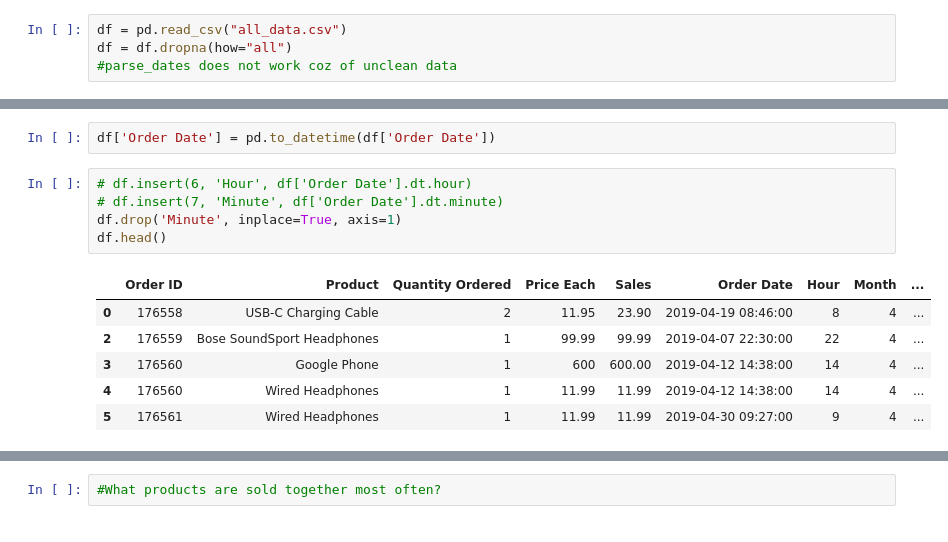
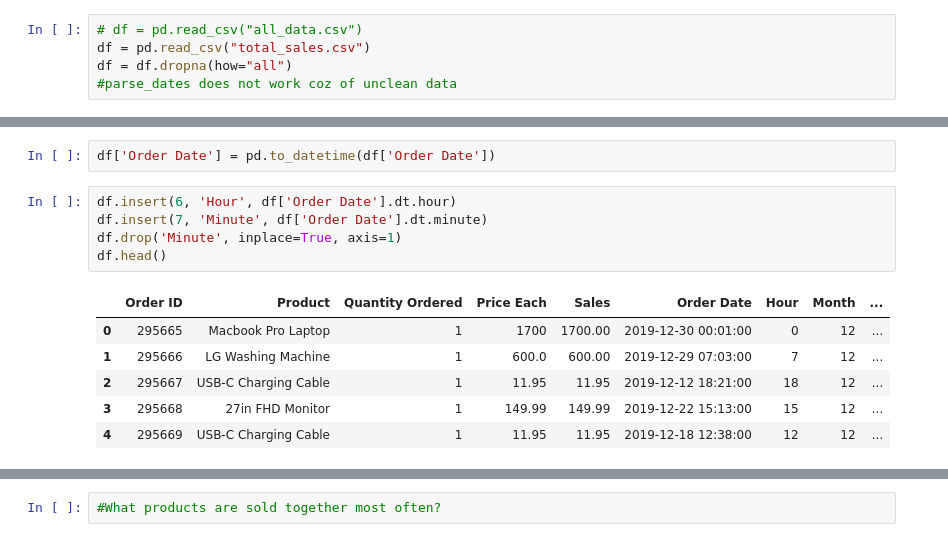
Before and after one commit to rama-2402/py-salesdataanalysis, a Jupyter notebook: SalesAnalysis.ipynb, the cells around one changed output, grey strips where cells are left out. Cells and saved outputs as stored; diff of their text form.

```diff
--- a/SalesAnalysis.ipynb
+++ b/SalesAnalysis.ipynb
@@ -18,7 +36,8 @@ merged_file.to_csv('total_sales.csv', index=False)
 # %%
 #reading all data csv and cleaning NaN
 # %%
-df = pd.read_csv("all_data.csv")
+# df = pd.read_csv("all_data.csv")
+df = pd.read_csv("total_sales.csv")
 df = df.dropna(how="all")
 #parse_dates does not work coz of unclean data
 # %%
@@ -112,17 +116,17 @@ mp.show()
 # %%
 df['Order Date'] = pd.to_datetime(df['Order Date'])
 # %%
-# df.insert(6, 'Hour', df['Order Date'].dt.hour)
-# df.insert(7, 'Minute', df['Order Date'].dt.minute)
+df.insert(6, 'Hour', df['Order Date'].dt.hour)
+df.insert(7, 'Minute', df['Order Date'].dt.minute)
 df.drop('Minute', inplace=True, axis=1)
 df.head()
 # %% [output]
 |  | Order ID | Product | Quantity Ordered | Price Each | Sales | Order Date | Hour | Month | ... |
-| 0 | 176558 | USB-C Charging Cable | 2 | 11.95 | 23.90 | 2019-04-19 08:46:00 | 8 | 4 | ... |
-| 2 | 176559 | Bose SoundSport Headphones | 1 | 99.99 | 99.99 | 2019-04-07 22:30:00 | 22 | 4 | ... |
-| 3 | 176560 | Google Phone | 1 | 600 | 600.00 | 2019-04-12 14:38:00 | 14 | 4 | ... |
-| 4 | 176560 | Wired Headphones | 1 | 11.99 | 11.99 | 2019-04-12 14:38:00 | 14 | 4 | ... |
-| 5 | 176561 | Wired Headphones | 1 | 11.99 | 11.99 | 2019-04-30 09:27:00 | 9 | 4 | ... |
+| 0 | 295665 | Macbook Pro Laptop | 1 | 1700 | 1700.00 | 2019-12-30 00:01:00 | 0 | 12 | ... |
+| 1 | 295666 | LG Washing Machine | 1 | 600.0 | 600.00 | 2019-12-29 07:03:00 | 7 | 12 | ... |
+| 2 | 295667 | USB-C Charging Cable | 1 | 11.95 | 11.95 | 2019-12-12 18:21:00 | 18 | 12 | ... |
+| 3 | 295668 | 27in FHD Monitor | 1 | 149.99 | 149.99 | 2019-12-22 15:13:00 | 15 | 12 | ... |
+| 4 | 295669 | USB-C Charging Cable | 1 | 11.95 | 11.95 | 2019-12-18 12:38:00 | 12 | 12 | ... |
 # %%
 grp = df.groupby('Hour').count()
 
```
Also changed, not shown: parts of 7 cells of this notebook, 2 other files.
